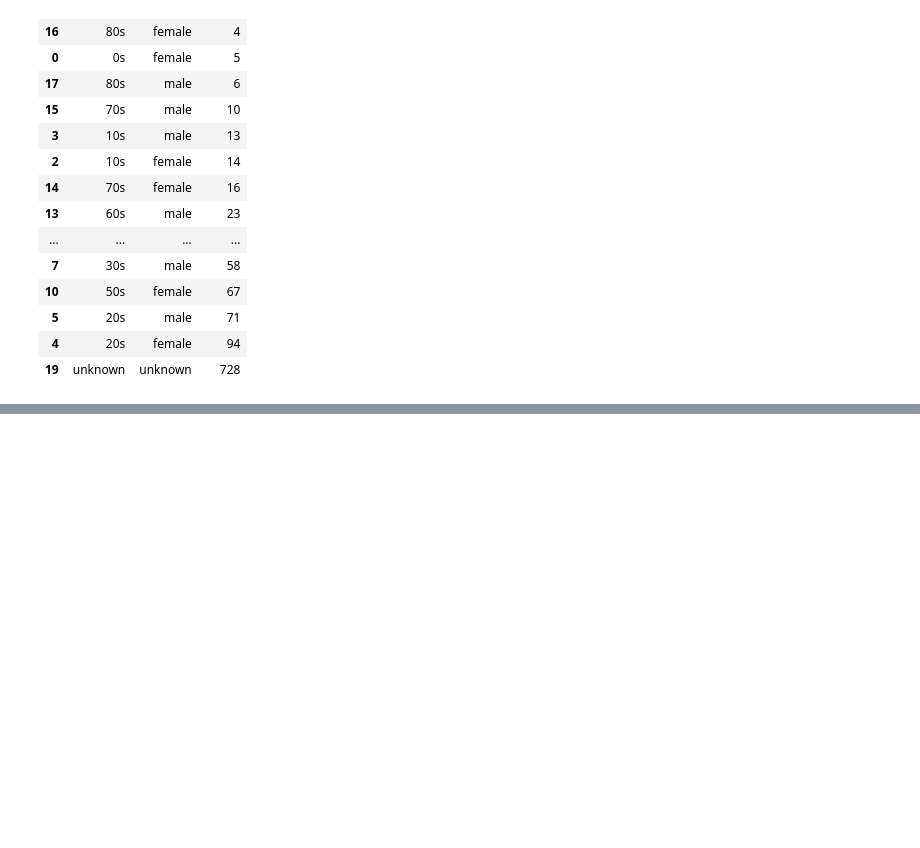
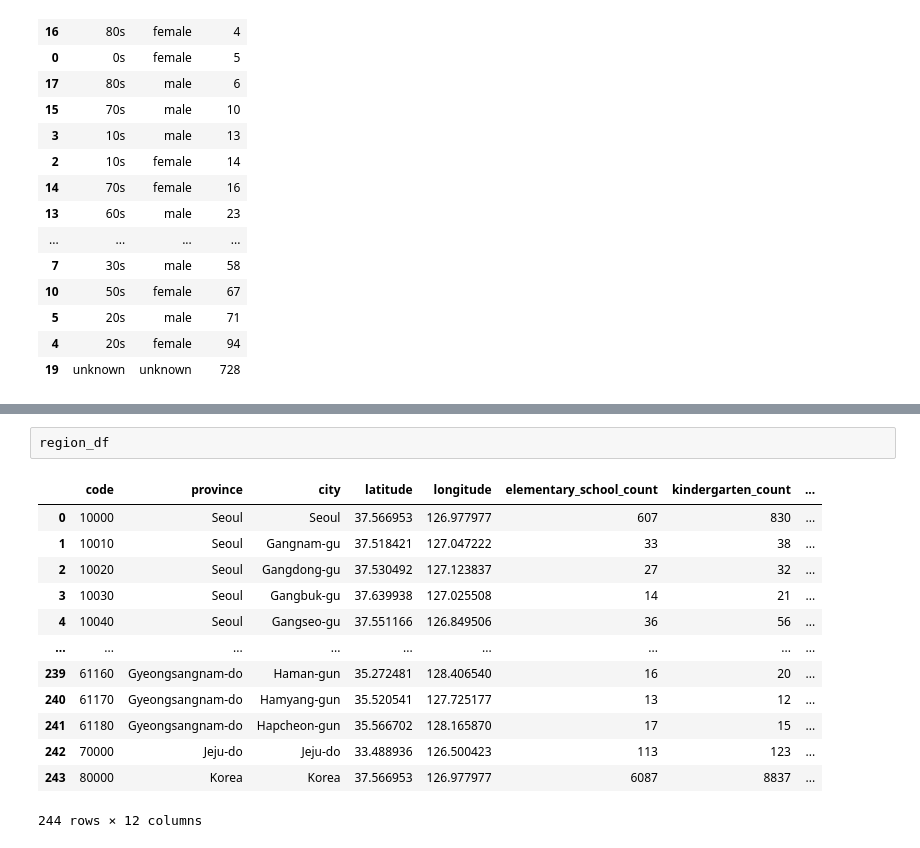
Before and after one commit to stefanusgusega/covid-data-analysis, a Jupyter notebook: notebook/eda.ipynb, the cells around one changed output, grey strips where cells are left out. Saved outputs shown, nothing was run; the diff lists cells and outputs as text; blank space fills up the shorter version.

```diff
--- a/notebook/eda.ipynb
+++ b/notebook/eda.ipynb
@@ -231,0 +250,16 @@ grouped_age_sex_df
+# %%
+region_df
+# %% [output]
+|  | code | province | city | latitude | longitude | elementary_school_count | kindergarten_count | ... |
+| 0 | 10000 | Seoul | Seoul | 37.566953 | 126.977977 | 607 | 830 | ... |
+| 1 | 10010 | Seoul | Gangnam-gu | 37.518421 | 127.047222 | 33 | 38 | ... |
+| 2 | 10020 | Seoul | Gangdong-gu | 37.530492 | 127.123837 | 27 | 32 | ... |
+| 3 | 10030 | Seoul | Gangbuk-gu | 37.639938 | 127.025508 | 14 | 21 | ... |
+| 4 | 10040 | Seoul | Gangseo-gu | 37.551166 | 126.849506 | 36 | 56 | ... |
+| ... | ... | ... | ... | ... | ... | ... | ... | ... |
+| 239 | 61160 | Gyeongsangnam-do | Haman-gun | 35.272481 | 128.406540 | 16 | 20 | ... |
+| 240 | 61170 | Gyeongsangnam-do | Hamyang-gun | 35.520541 | 127.725177 | 13 | 12 | ... |
+| 241 | 61180 | Gyeongsangnam-do | Hapcheon-gun | 35.566702 | 128.165870 | 17 | 15 | ... |
+| 242 | 70000 | Jeju-do | Jeju-do | 33.488936 | 126.500423 | 113 | 123 | ... |
+| 243 | 80000 | Korea | Korea | 37.566953 | 126.977977 | 6087 | 8837 | ... |
+244 rows × 12 columns
```
Also changed, not shown: parts of 13 cells of this notebook.
